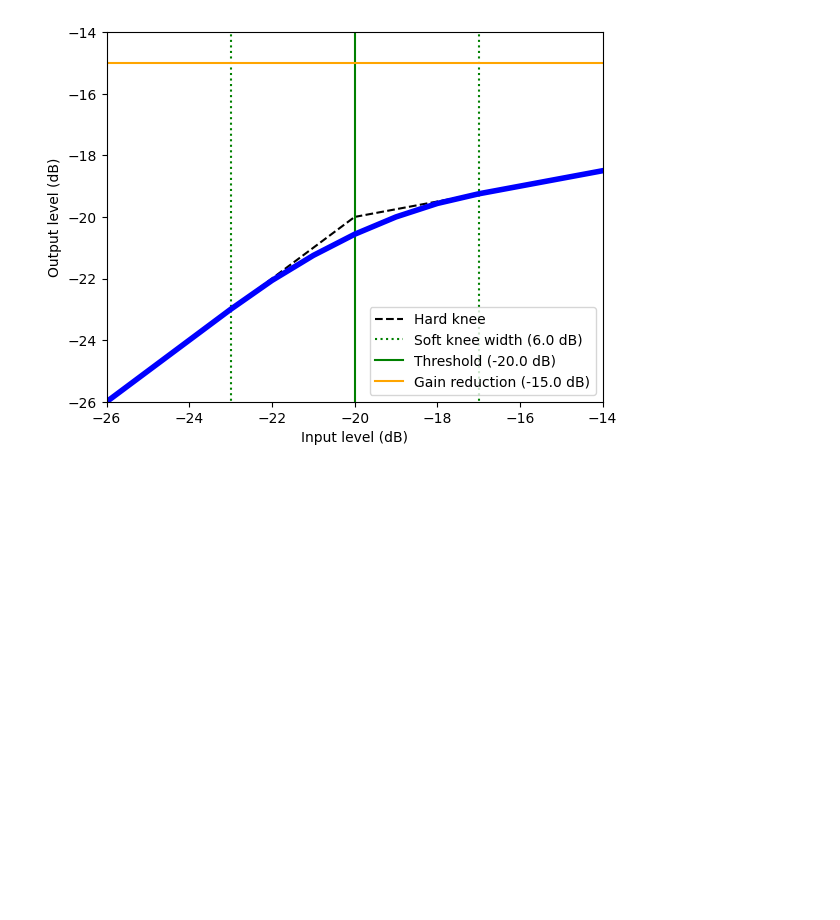
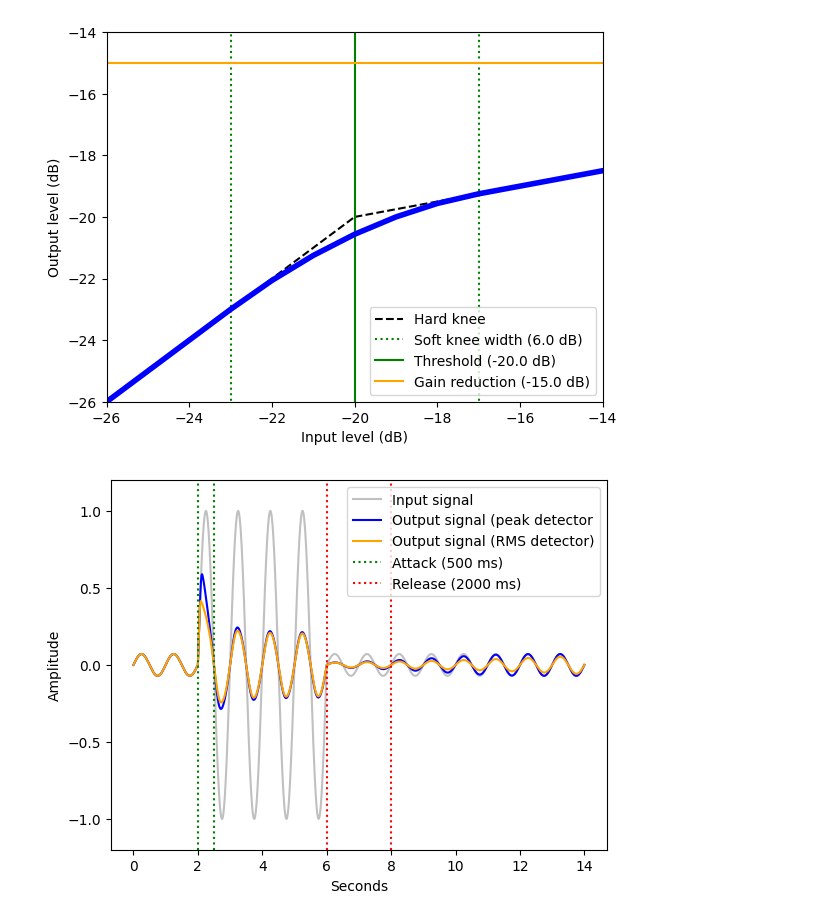
Before and after one commit to unusual-audio/vocal-compressor, a Jupyter notebook: Resources/Dynamic Range Compression.ipynb, the cells around one changed output. Drawn from its saved outputs; the diff is of its cells as text; code cells hidden in the pictures; blank space fills up the shorter version.

Commit message:
Envelope detector

```diff
--- a/Resources/Dynamic Range Compression.ipynb
+++ b/Resources/Dynamic Range Compression.ipynb
@@ -17,6 +17,7 @@ def gain_to_decibels(x):
 threshold = -20
 ratio = 4
 knee = 6
+FS = 48000
 # %%
 def get_gain_reduction(env):
     lower_knee_bound = threshold - (knee / 2)
@@ -72,0 +99,38 @@ plt.show()
+# %%
+def generate_signal(frequency, amplitude, duration):
+    x = np.linspace(0.0, duration, int(duration * FS), endpoint=False)
+    y = np.sin(2 * np.pi * x * frequency)
+    return y * decibels_to_gain(amplitude)
+# %%
+f1, f2, f3 = 1.0, 1.0, 1.0
+a1, a2, a3 = threshold - knee / 2, -0, threshold - knee / 2
+d1, d2, d3 = 2.0, 4.0, 8.0
+y = np.concatenate([
+    generate_signal(f1, a1, d1),
+    generate_signal(f2, a2, d2),
+    generate_signal(f3, a3, d3),
+])
+x = np.linspace(0.0, len(y), len(y))
+# %%
+plt.plot(x / FS, y, color="silver", label="Input signal")
+
+env = EnvelopeDetector(attack=0.5, release=2.0, rms=False)
+ys = [i * decibels_to_gain(get_gain_reduction(gain_to_decibels(env.get_envelope(i)))) for i in y]
+plt.plot(x / FS, ys, color="blue", label="Output signal (peak detector")
+
+env = EnvelopeDetector(attack=0.5, release=2.0, rms=True)
+ys = [i * decibels_to_gain(get_gain_reduction(gain_to_decibels(env.get_envelope(i)))) for i in y]
+plt.plot(x / FS, ys, color="orange", label="Output signal (RMS detector)")
+
+plt.plot([d1, d1], [-1.2, 1.2], ":", color="green")
+plt.plot([d1 + env.attack, d1 + env.attack], [-1.2, 1.2], ":", color="green", label=f"Attack ({env.attack * 1000:.0f} ms)")
+plt.plot([d1 + d2, d1 + d2], [-1.2, 1.2], ":", color="red")
+plt.plot([d1 + d2 + env.release, d1 + d2 + env.release], [-1.2, 1.2], ":", color="red", label=f"Release ({env.release * 1000:.0f} ms)")
+plt.ylim(-1.2, 1.2)
+plt.xlabel("Seconds")
+plt.ylabel("Amplitude")
+plt.legend()
+
+plt.show()
+# %% [output]
+[figure, added]
```
Also changed, not shown: parts of 1 cell of this notebook, 9 other files.
